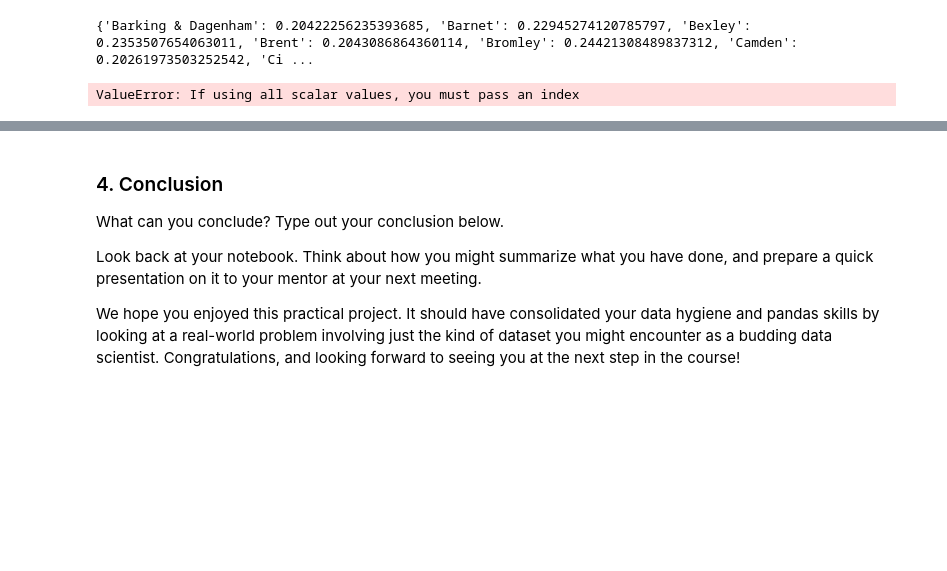
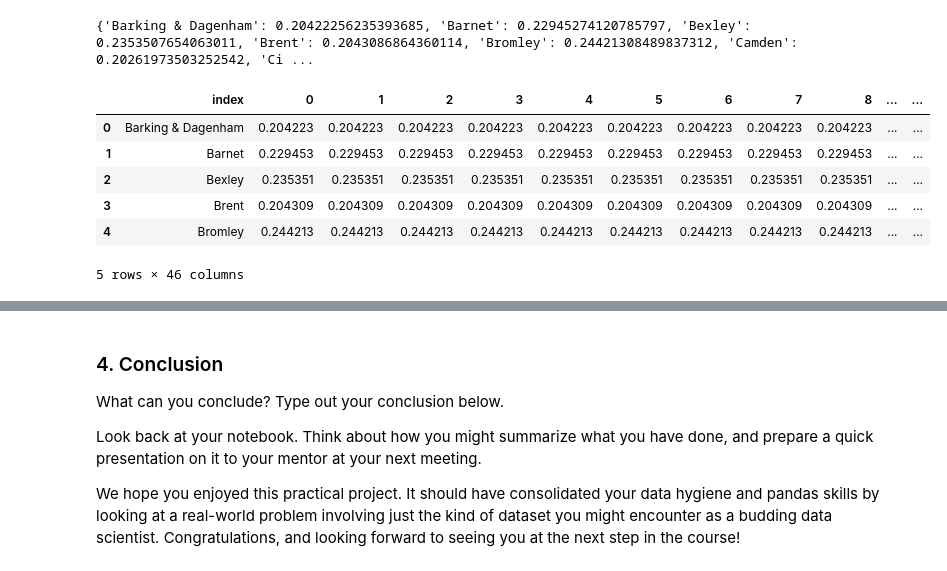
Before and after one commit to alisonreneelao/springboard, a Jupyter notebook: Unit 4 Challenge - Tier 3.ipynb, the cells around one changed output, grey strips where cells are left out. Saved outputs shown, nothing was run; the diff lists cells and outputs as text; code cells hidden in the pictures; blank space fills up the shorter version.

```diff
--- a/Unit 4 Challenge - Tier 3.ipynb
+++ b/Unit 4 Challenge - Tier 3.ipynb
@@ -284,6 +284,16 @@ print(ratio)
 {'Barking & Dagenham': 0.20422256235393685, 'Barnet': 0.22945274120785797, 'Bexley': 0.2353507654063011, 'Brent': 0.2043086864360114, 'Bromley': 0.24421308489837312, 'Camden': 0.20261973503252542, 'Ci ...
 # %%
 # Make a variable called df_ratios, and assign it the result of calling the DataFrame method on the dictionary final.
-df_ratios = pd.DataFrame(ratio)
+df_ratios = pd.DataFrame(ratio, index=[ x for x in range(len(ratio))])
-# %% [output]
-ValueError: If using all scalar values, you must pass an index
+# %%
+df_ratios_T = df_ratios.T
+df_ratios = df_ratios_T.reset_index()
+df_ratios.head()
+# %% [output]
+|  | index | 0 | 1 | 2 | 3 | 4 | 5 | 6 | 7 | 8 | ... | ... |
+| 0 | Barking & Dagenham | 0.204223 | 0.204223 | 0.204223 | 0.204223 | 0.204223 | 0.204223 | 0.204223 | 0.204223 | 0.204223 | ... | ... |
+| 1 | Barnet | 0.229453 | 0.229453 | 0.229453 | 0.229453 | 0.229453 | 0.229453 | 0.229453 | 0.229453 | 0.229453 | ... | ... |
+| 2 | Bexley | 0.235351 | 0.235351 | 0.235351 | 0.235351 | 0.235351 | 0.235351 | 0.235351 | 0.235351 | 0.235351 | ... | ... |
+| 3 | Brent | 0.204309 | 0.204309 | 0.204309 | 0.204309 | 0.204309 | 0.204309 | 0.204309 | 0.204309 | 0.204309 | ... | ... |
+| 4 | Bromley | 0.244213 | 0.244213 | 0.244213 | 0.244213 | 0.244213 | 0.244213 | 0.244213 | 0.244213 | 0.244213 | ... | ... |
+5 rows × 46 columns
```
Also changed, not shown: parts of 6 cells of this notebook.
